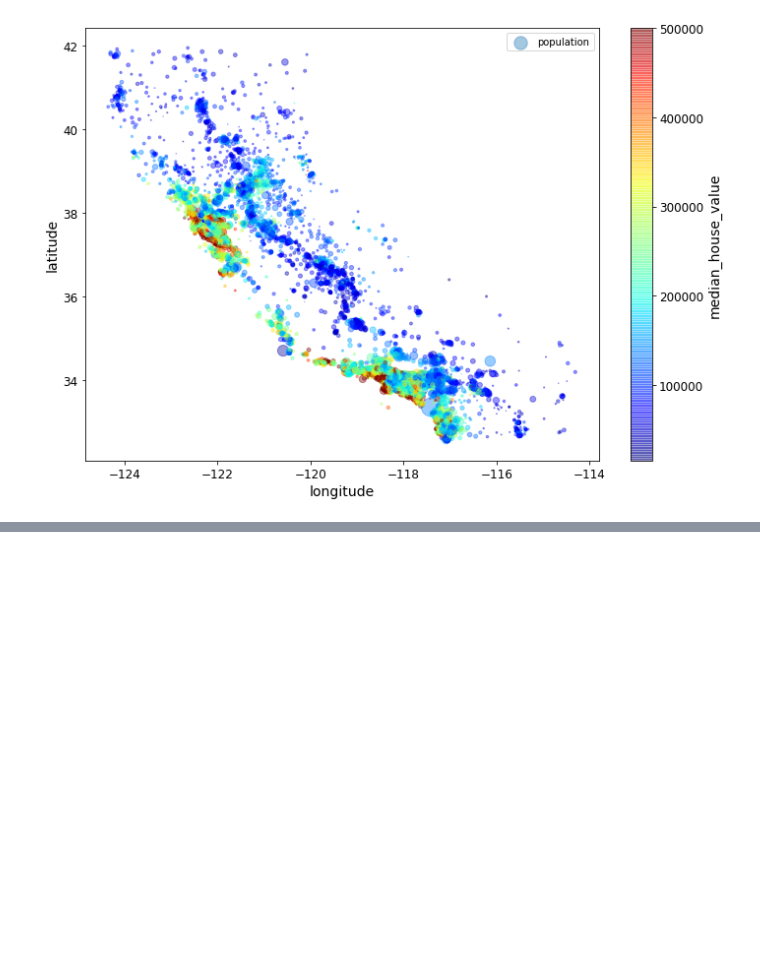
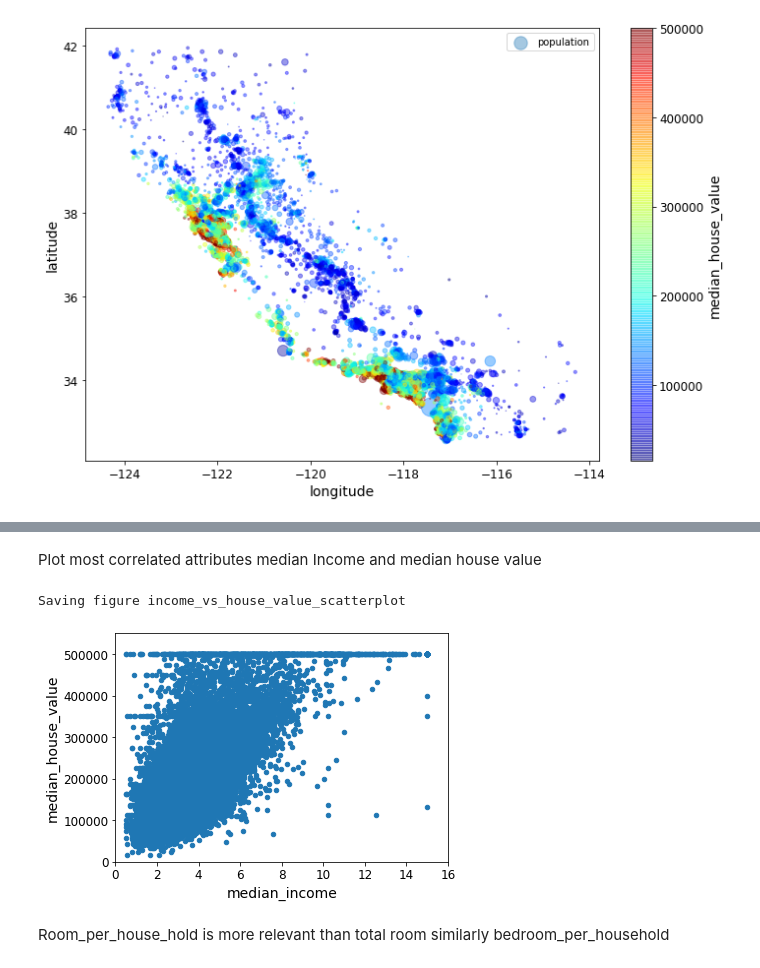
Before and after one commit to mynamerahulkumar/GitHub, a Jupyter notebook: Machine_Learning/Hands_on_ML_with_scikit_learn_keras_tensorflow2/2_end_to_end_ML_project.ipynb, the cells around one changed output, grey strips where cells are left out. Drawn from its saved outputs; the diff is of its cells as text; code cells hidden in the pictures; blank space fills up the shorter version.

```diff
--- a/Machine_Learning/Hands_on_ML_with_scikit_learn_keras_tensorflow2/2_end_to_end_ML_project.ipynb
+++ b/Machine_Learning/Hands_on_ML_with_scikit_learn_keras_tensorflow2/2_end_to_end_ML_project.ipynb
@@ -285,0 +328,11 @@ Saving figure Housing_price_scatterplot
+# %% [markdown]
+Plot most correlated attributes median Income and median house value
+# %%
+housing.plot(kind='scatter',x="median_income",y="median_house_value")
+plt.axis([0,16,0,550000])
+save_fig("income_vs_house_value_scatterplot")
+# %% [output]
+Saving figure income_vs_house_value_scatterplot
+[figure, added]
+# %% [markdown]
+Room_per_house_hold is more relevant than total room similarly bedroom_per_household
```
Also changed, not shown: parts of 46 cells of this notebook.
